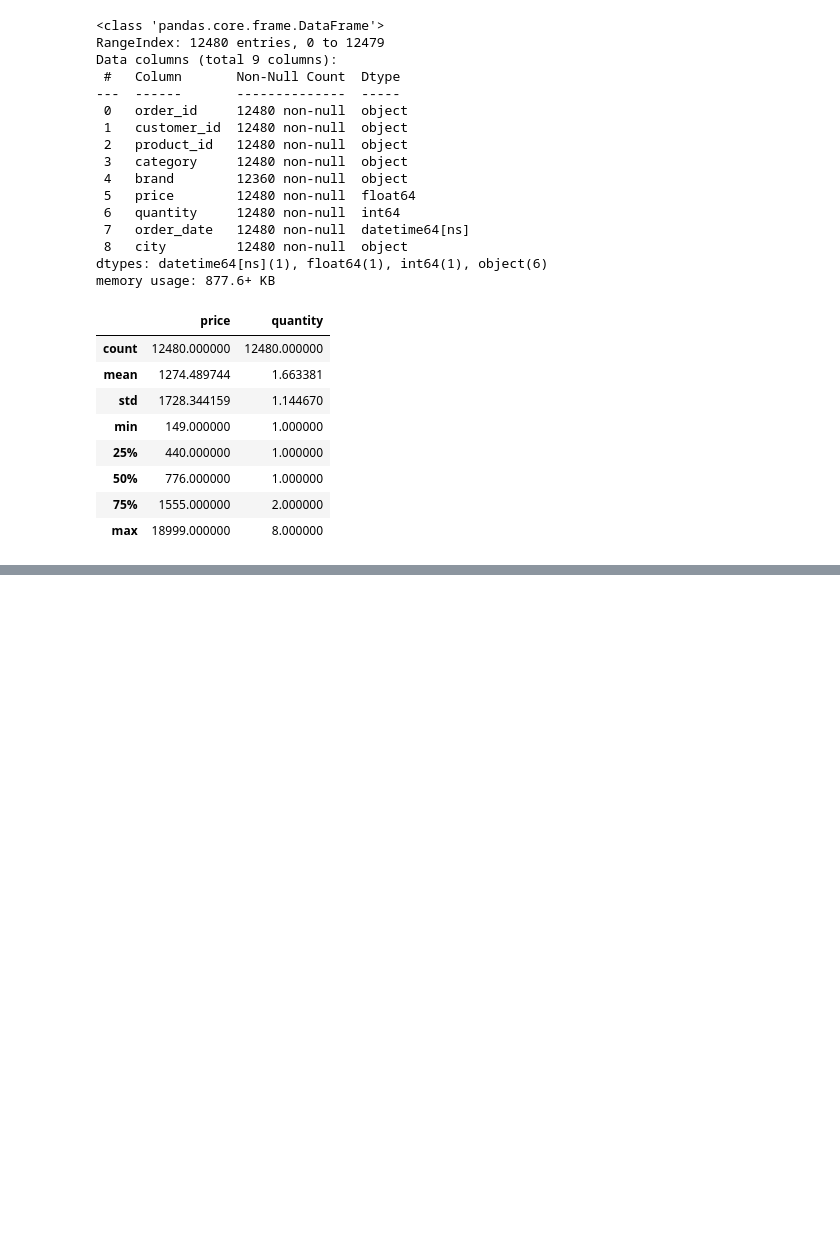
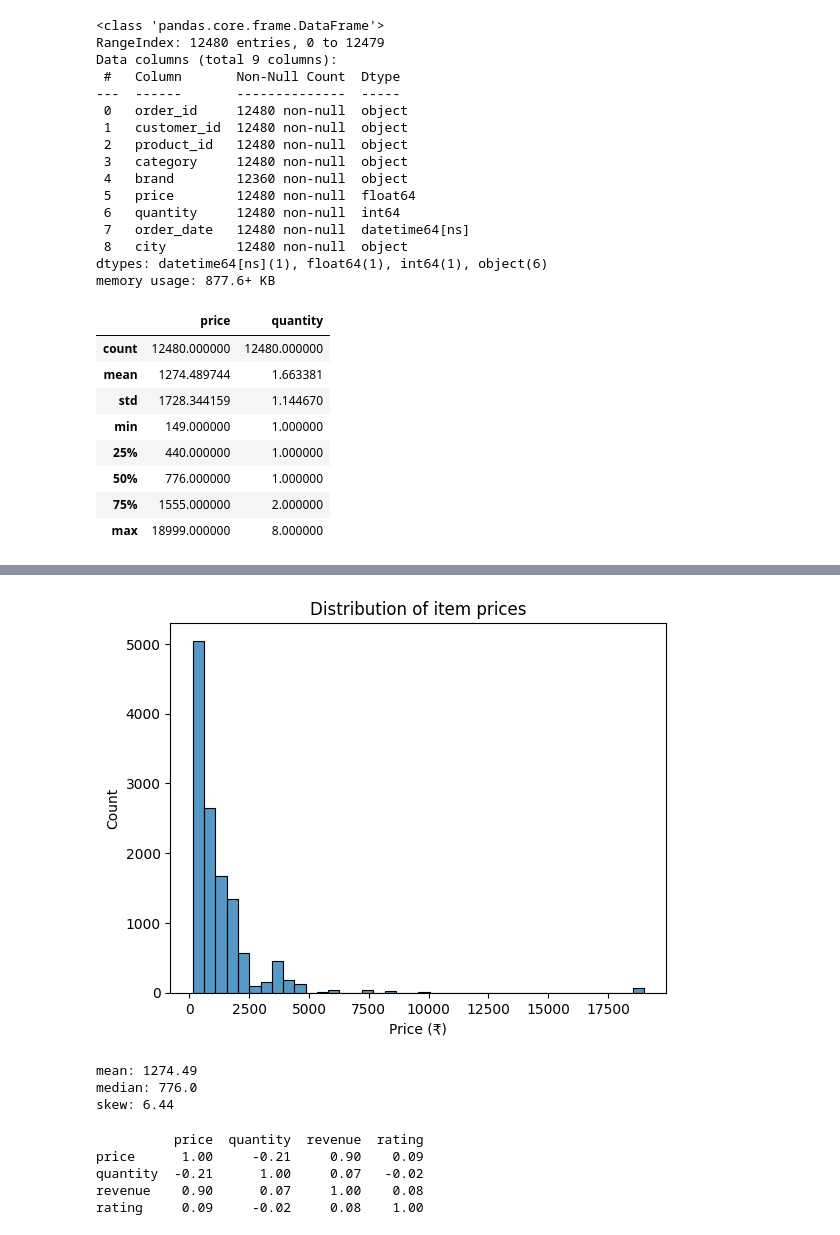
Before and after one commit to Aahra/E-commerce-dataset, a Jupyter notebook: Ecommerce.ipynb, the cells around one changed output, grey strips where cells are left out. Saved outputs shown, nothing was run; the diff lists cells and outputs as text; code cells hidden in the pictures; blank space fills up the shorter version.

```diff
--- a/Ecommerce.ipynb
+++ b/Ecommerce.ipynb
@@ -66,0 +166,6 @@ order[["price","quantity"]].describe()
+# %%
+# merging all the csv's
+df = order.merge(customer, on="customer_id",how = "left", suffixes=("", "_cust"))
+df = df.merge(product, on="product_id",how = "left", suffixes=("", "_prod"))
+print(df[["customer_id","order_id","revenue"]].head(3))
+print(df.shape)
@@ -66,0 +194,36 @@ order[["price","quantity"]].describe()
+# %%
+# 1. Fill categorical gaps with a sensible placeholder
+df["brand"] = df["brand"].fillna("Unknown")
+
+# 2. Fill a segment gap with the most common value (mode)
+df["segment"] = df["segment"].fillna(df["segment"].mode()[0])
+
+# 3. Drop rows only when the missing field is essential (rare here)
+# df = df.dropna(subset=["price"])
+# %%
+import matplotlib.pyplot as plt
+import seaborn as sns
+
+sns.histplot(df["price"], bins=40)
+plt.xlabel("Price (₹)")
+plt.title("Distribution of item prices")
+plt.show()
+# %% [output]
+[figure, added]
+# %%
+print("mean:", round(df["price"].mean(), 2))
+print("median:", df["price"].median())
+print("skew:", round(df["price"].skew(), 2))
+# %% [output]
+mean: 1274.49
+median: 776.0
+skew: 6.44
+# %%
+num_cols =["price","quantity","revenue","rating"]
+print(df[num_cols].corr().round(2))
+# %% [output]
+          price  quantity  revenue  rating
+price      1.00     -0.21     0.90    0.09
+quantity  -0.21      1.00     0.07   -0.02
+revenue    0.90      0.07     1.00    0.08
+rating     0.09     -0.02     0.08    1.00
```
Also changed, not shown: parts of 19 cells of this notebook.
